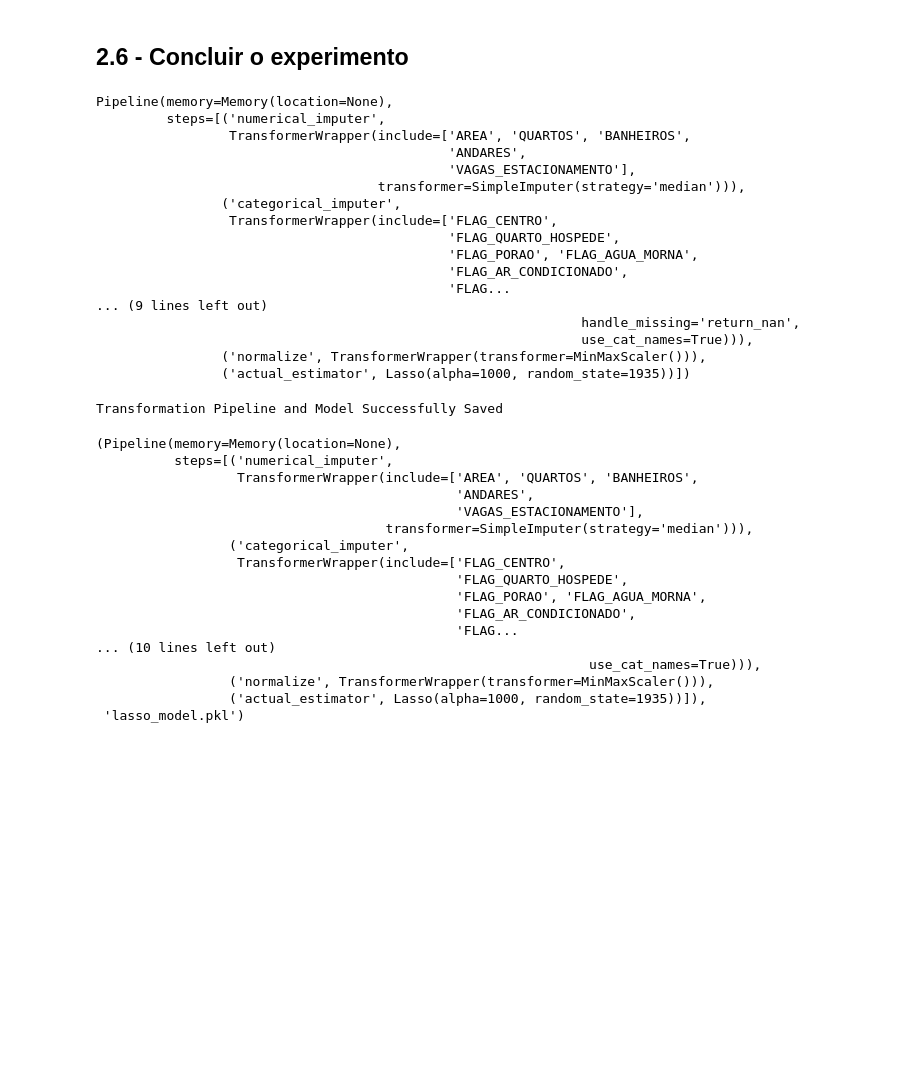
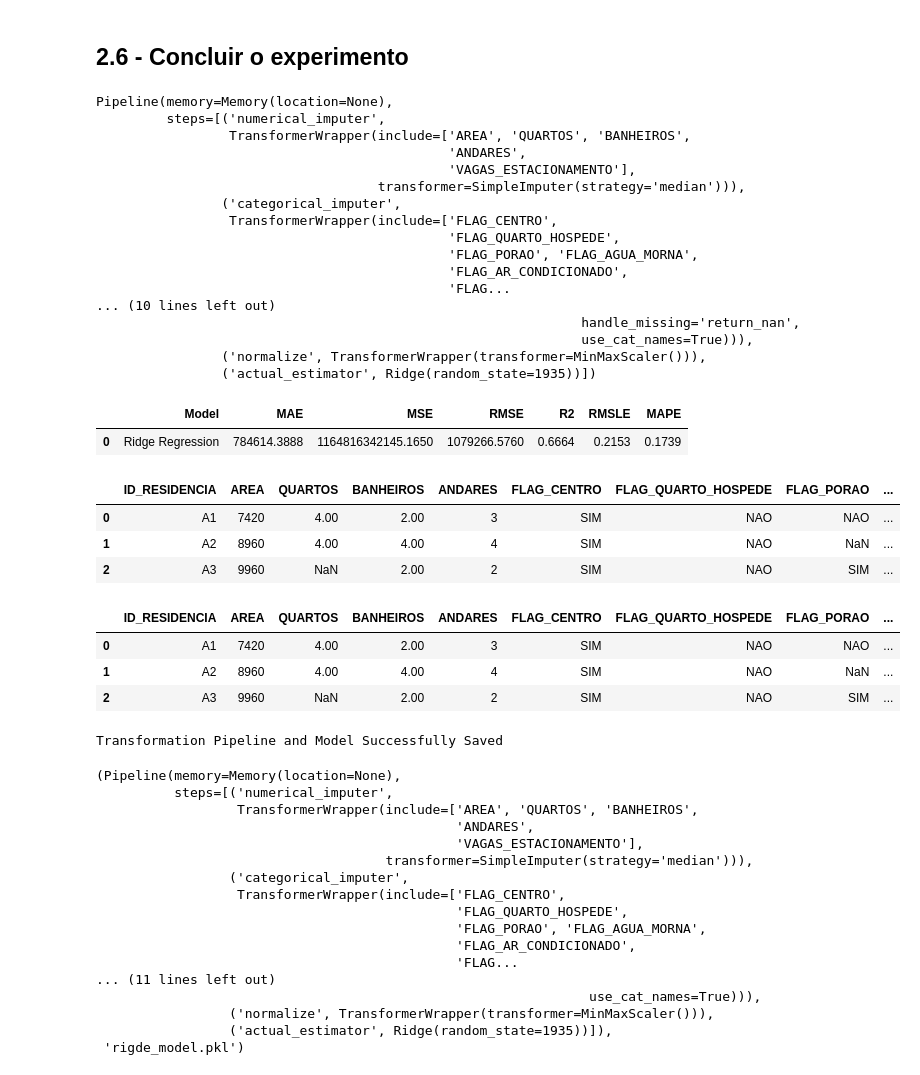
Before and after one commit to santoshenrique2021/PYCARET_REGRESSION, a Jupyter notebook: MACHINE_LEARNING_PYCARET.ipynb, the cells around one changed output. Cells and saved outputs as stored; diff of their text form; code cells hidden in the pictures; blank space fills up the shorter version.

```diff
--- a/MACHINE_LEARNING_PYCARET.ipynb
+++ b/MACHINE_LEARNING_PYCARET.ipynb
@@ -545,7 +474,7 @@ plot_model(tuned_model, plot = 'pipeline', save=True)
 # %%
 #Finalizar o modelo
 ##O modelo vai ser treinado com todo o data set (base completa), considerando a regressão lasso.
-final_model = finalize_model(tuned_model)
+final_model = finalize_model(model_rigde)
 final_model
 # %% [output]
 Pipeline(memory=Memory(location=None),
@@ -560,8 +489,19 @@ Pipeline(memory=Memory(location=None),
                                              'FLAG_PORAO', 'FLAG_AGUA_MORNA',
                                              'FLAG_AR_CONDICIONADO',
                                              'FLAG...
-... (9 lines left out)
+... (10 lines left out)
                                                               handle_missing='return_nan',
                                                               use_cat_names=True))),
                 ('normalize', TransformerWrapper(transformer=MinMaxScaler())),
-                ('actual_estimator', Lasso(alpha=1000, random_state=1935))])
+                ('actual_estimator', Ridge(random_state=1935))])
+# %%
+previsoes_df = predict_model(final_model, data=df)
+#Visualização
+previsoes_df.head(3)
+# %% [output]
+|  | Model | MAE | MSE | RMSE | R2 | RMSLE | MAPE |
+| 0 | Ridge Regression | 784614.3888 | 1164816342145.1650 | 1079266.5760 | 0.6664 | 0.2153 | 0.1739 |
+|  | ID_RESIDENCIA | AREA | QUARTOS | BANHEIROS | ANDARES | FLAG_CENTRO | FLAG_QUARTO_HOSPEDE | FLAG_PORAO | ... |
+| 0 | A1 | 7420 | 4.00 | 2.00 | 3 | SIM | NAO | NAO | ... |
+| 1 | A2 | 8960 | 4.00 | 4.00 | 4 | SIM | NAO | NaN | ... |
+| 2 | A3 | 9960 | NaN | 2.00 | 2 | SIM | NAO | SIM | ... |
@@ -567,0 +511,8 @@ Pipeline(memory=Memory(location=None),
+# %%
+#Visualizar
+previsoes_df.head(3)
+# %% [output]
+|  | ID_RESIDENCIA | AREA | QUARTOS | BANHEIROS | ANDARES | FLAG_CENTRO | FLAG_QUARTO_HOSPEDE | FLAG_PORAO | ... |
+| 0 | A1 | 7420 | 4.00 | 2.00 | 3 | SIM | NAO | NAO | ... |
+| 1 | A2 | 8960 | 4.00 | 4.00 | 4 | SIM | NAO | NaN | ... |
+| 2 | A3 | 9960 | NaN | 2.00 | 2 | SIM | NAO | SIM | ... |
@@ -568,6 +522,6 @@ Pipeline(memory=Memory(location=None),
 # %%
 #Salvar o modelo ("CPF" do modelo)
-save_model(final_model, 'lasso_model')
+save_model(final_model, 'rigde_model')
 # %% [output]
 Transformation Pipeline and Model Successfully Saved
 (Pipeline(memory=Memory(location=None),
@@ -582,8 +536,8 @@ Transformation Pipeline and Model Successfully Saved
                                               'FLAG_PORAO', 'FLAG_AGUA_MORNA',
                                               'FLAG_AR_CONDICIONADO',
                                               'FLAG...
-... (10 lines left out)
+... (11 lines left out)
                                                                use_cat_names=True))),
                  ('normalize', TransformerWrapper(transformer=MinMaxScaler())),
-                 ('actual_estimator', Lasso(alpha=1000, random_state=1935))]),
- 'lasso_model.pkl')
+                 ('actual_estimator', Ridge(random_state=1935))]),
+ 'rigde_model.pkl')
```
Also changed, not shown: parts of 57 cells of this notebook, 11 other files.
